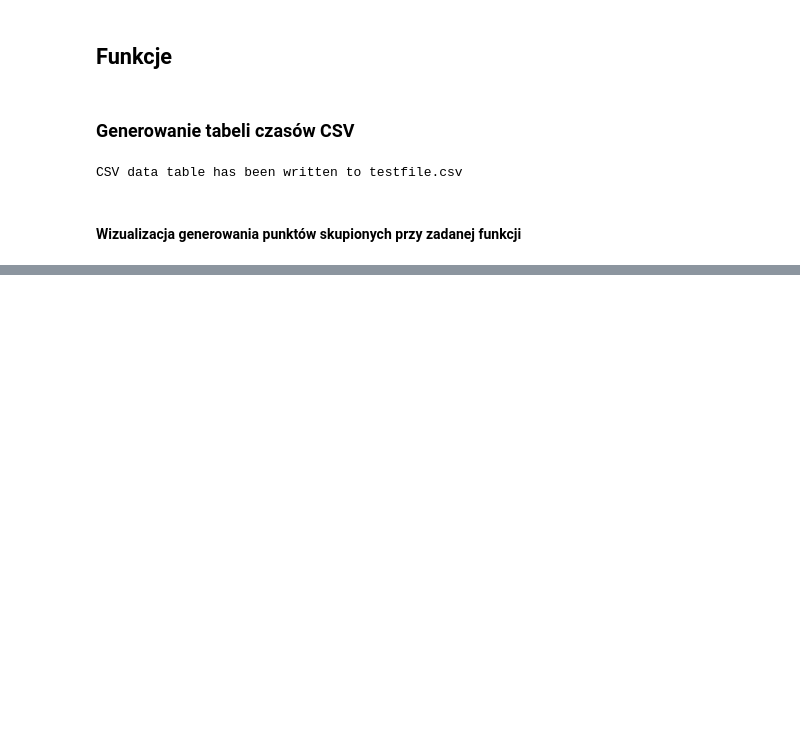
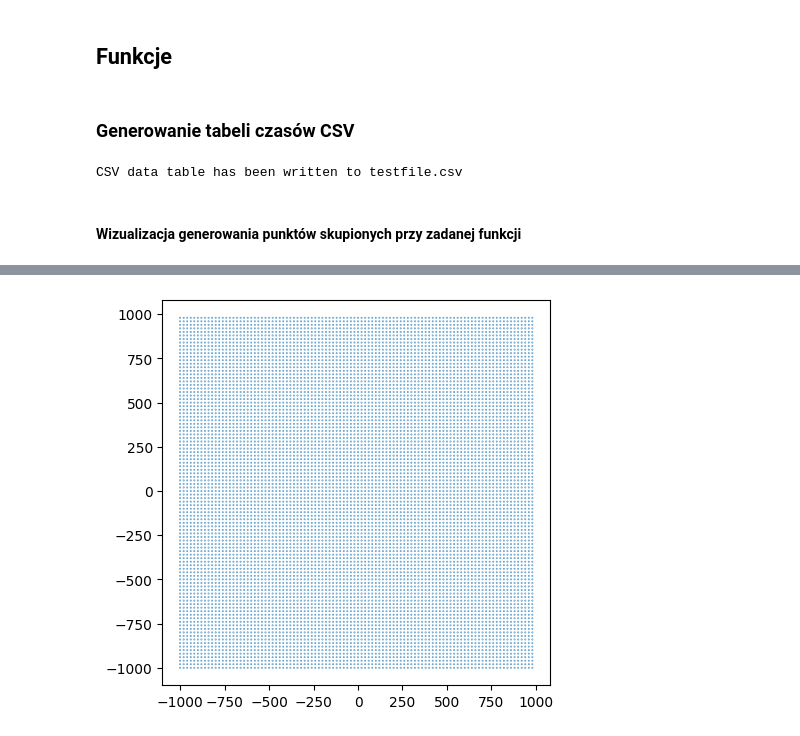
Before and after one commit to Hbrtjm/Geometric_Algorithms_Project, a Jupyter notebook: fornagiel_miklas_projekt.ipynb, the cells around one changed output, grey strips where cells are left out. Drawn from its saved outputs; the diff is of its cells as text; code cells hidden in the pictures; blank space fills up the shorter version.

```diff
--- a/fornagiel_miklas_projekt.ipynb
+++ b/fornagiel_miklas_projekt.ipynb
@@ -36,6 +36,9 @@ def quadratic_function(x,a=1,b=1,c=1):
 # %%
 def points_generator(n, min_x = -10**3, max_x = 10**3, min_y = -10**3, max_y = 10**3):
     return [ (uniform(min_x,max_x),uniform(min_y,max_y)) for _ in range(n) ]
+# %%
+def grid_generator(n, min_x = -10**3, max_x = 10**3, min_y = -10**3, max_y = 10**3):
+    return [ (min_y+(max_x-min_x)*i/n,min_y+(max_y-min_y)*j/n) for i in range(n) for j in range(n)]
 # %%
 def line_generator(n, k, min_x = -10**3, max_x = 10**3, min_noise = -10, max_noise = 10, function=base_function):
     result = []
@@ -385,3 +410,12 @@ plt.show()
+# %%
+N = 100
+K = 1000
+points_E = grid_generator(N)
+plt.figure(figsize=(5,5))
+plt.scatter(*zip(*points_E),s=[0.1 for _ in range(N**2)])
+plt.show()
+# %% [output]
+[figure, added]
 # %%
 import time
 
```
Also changed, not shown: parts of 14 cells of this notebook, 18 other files.
